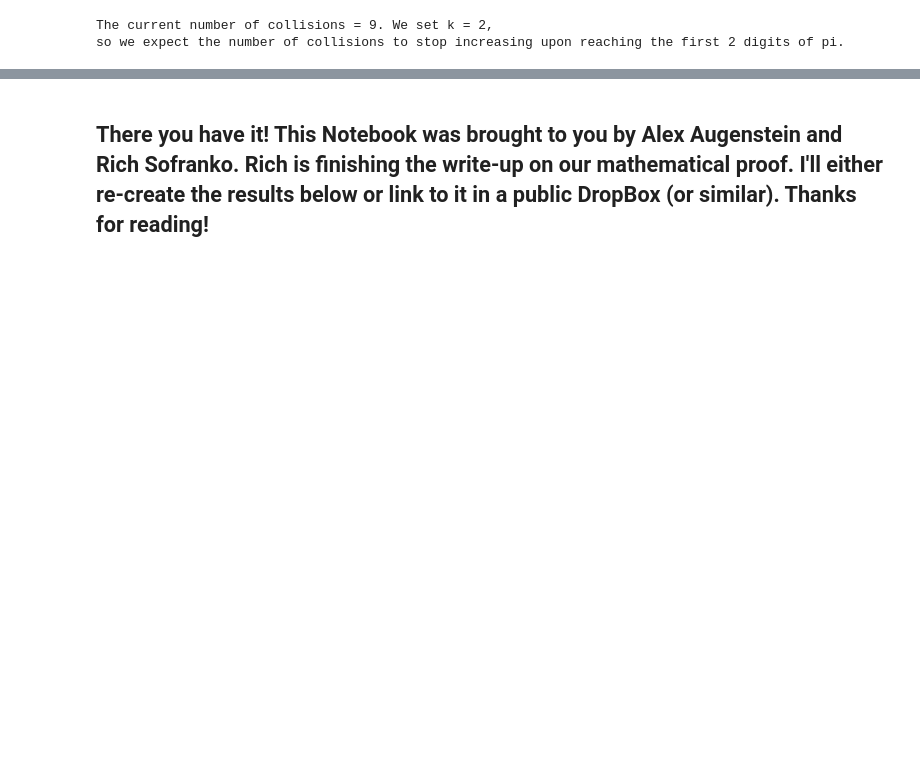
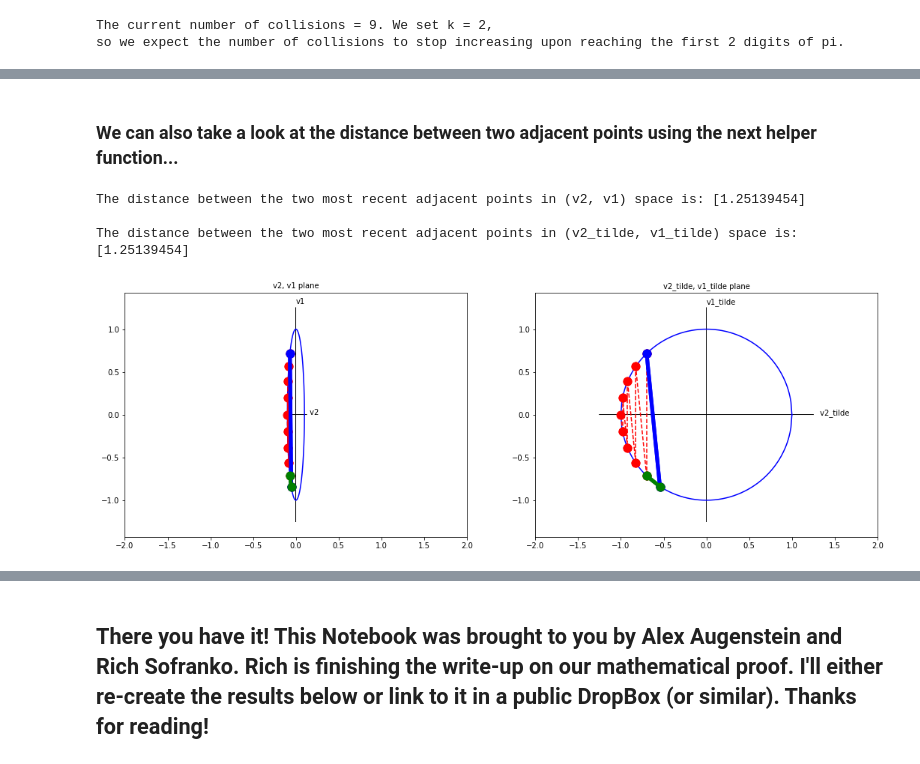
Before and after one commit to asa55/PiBlocks, a Jupyter notebook: index.ipynb, the cells around one changed output, grey strips where cells are left out. Saved outputs shown, nothing was run; the diff lists cells and outputs as text; code cells hidden in the pictures; blank space fills up the shorter version.

```diff
--- a/index.ipynb
+++ b/index.ipynb
@@ -170,0 +303,12 @@ so we expect the number of collisions to stop increasing upon reaching the first
+# %% [markdown]
+### We can also take a look at the distance between two adjacent points using the next helper function...
+# %%
+distance, distance_tilde = sim.adjacent_point_distance()
+print("The distance between the two most recent adjacent points in (v2, v1) space is: " + str(distance) + "\n\n"\
+      "The distance between the two most recent adjacent points in (v2_tilde, v1_tilde) space is: " + str(distance_tilde))
+sim.fig
+# %% [output]
+The distance between the two most recent adjacent points in (v2, v1) space is: [1.25139454]
+
+The distance between the two most recent adjacent points in (v2_tilde, v1_tilde) space is: [1.25139454]
+[figure, added]
```
Also changed, not shown: parts of 41 cells of this notebook.
